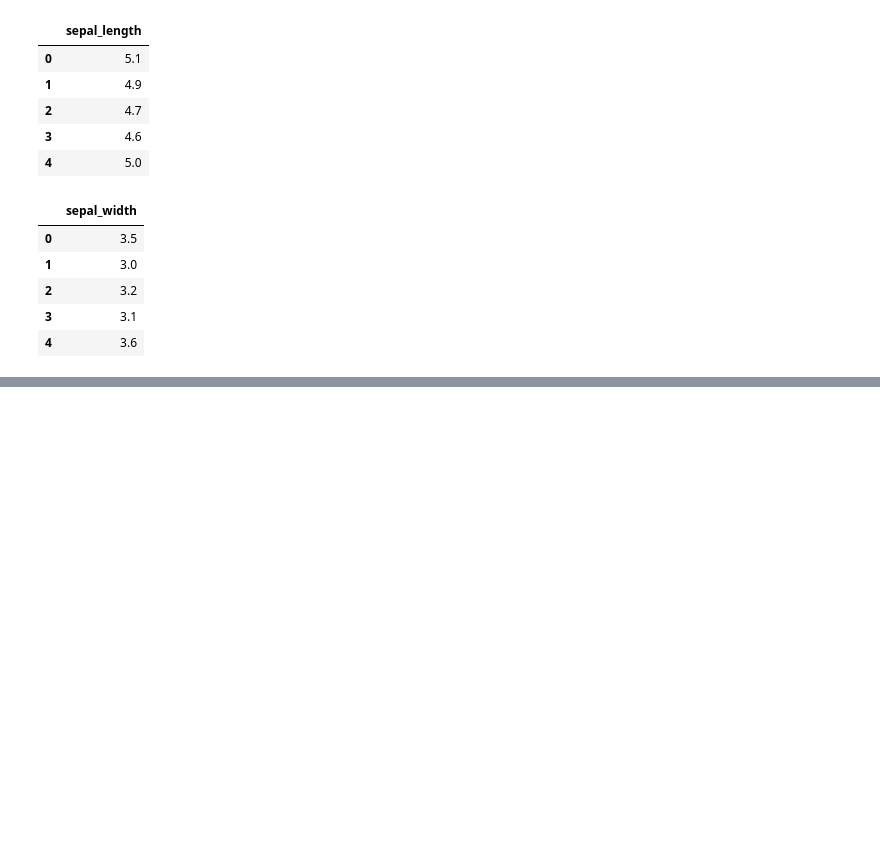
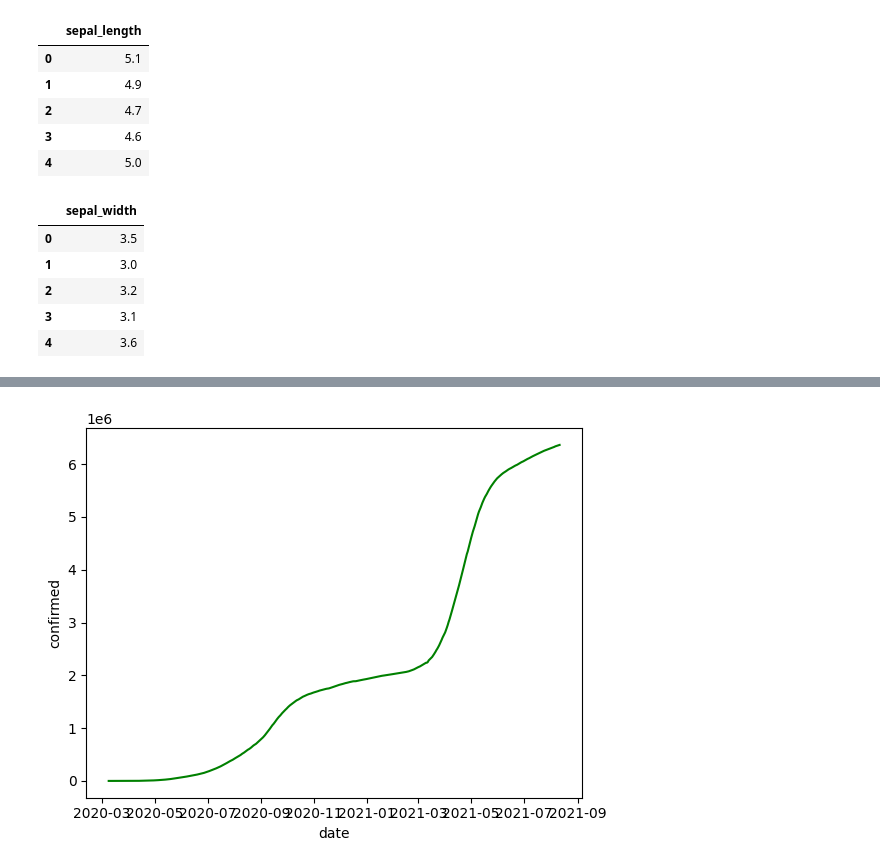
Before and after one commit to RamnathNishad/Tavant_AIML_Batch1, a Jupyter notebook: Session Demos/ML_using_ScikitLearn_Batch1.ipynb, the cells around one changed output, grey strips where cells are left out. Saved outputs shown, nothing was run; the diff lists cells and outputs as text; code cells hidden in the pictures; blank space fills up the shorter version.

```diff
--- a/Session Demos/ML_using_ScikitLearn_Batch1.ipynb
+++ b/Session Demos/ML_using_ScikitLearn_Batch1.ipynb
@@ -146,0 +341,4 @@ mean_squared_error(y_test, y_pred)
+# %%
+# Ploting Statewise for e.g for Maharashtra
+maha= df[df.state=='Maharashtra']
+maha
@@ -146,0 +359,6 @@ mean_squared_error(y_test, y_pred)
+# %%
+# Visualizing confirmed cases in Maharashtra
+sns.lineplot(x='date',y='confirmed',data=maha,color='g')
+plt.show()
+# %% [output]
+[figure, added]
```
Also changed, not shown: parts of 20 cells of this notebook.
